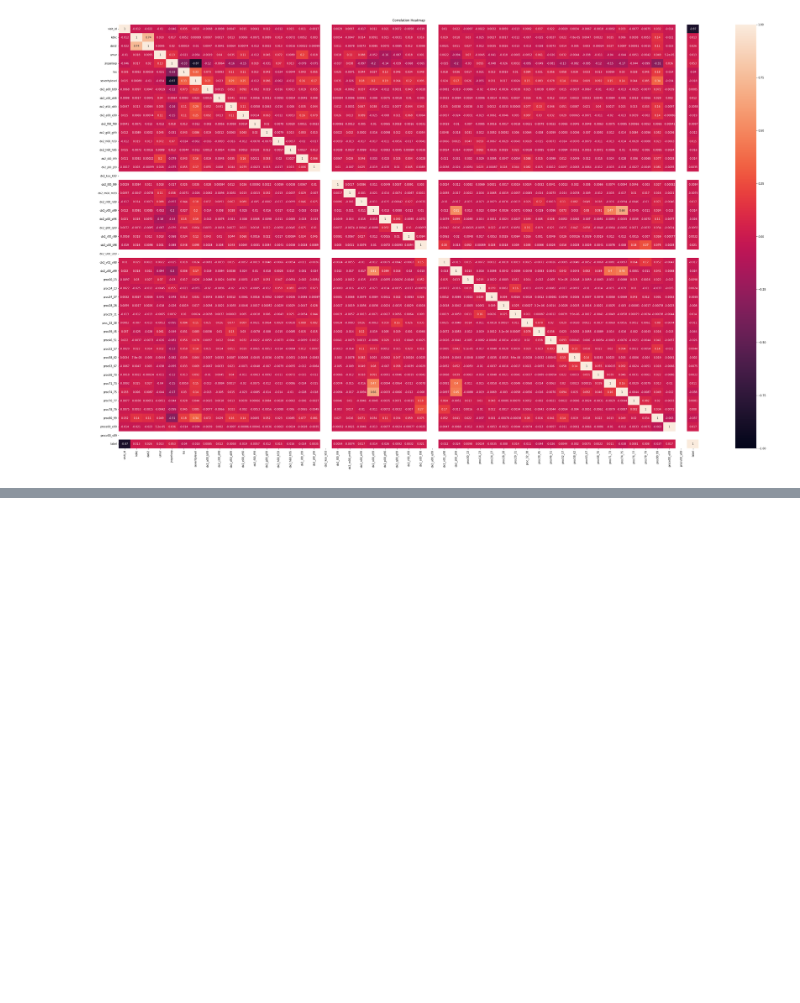
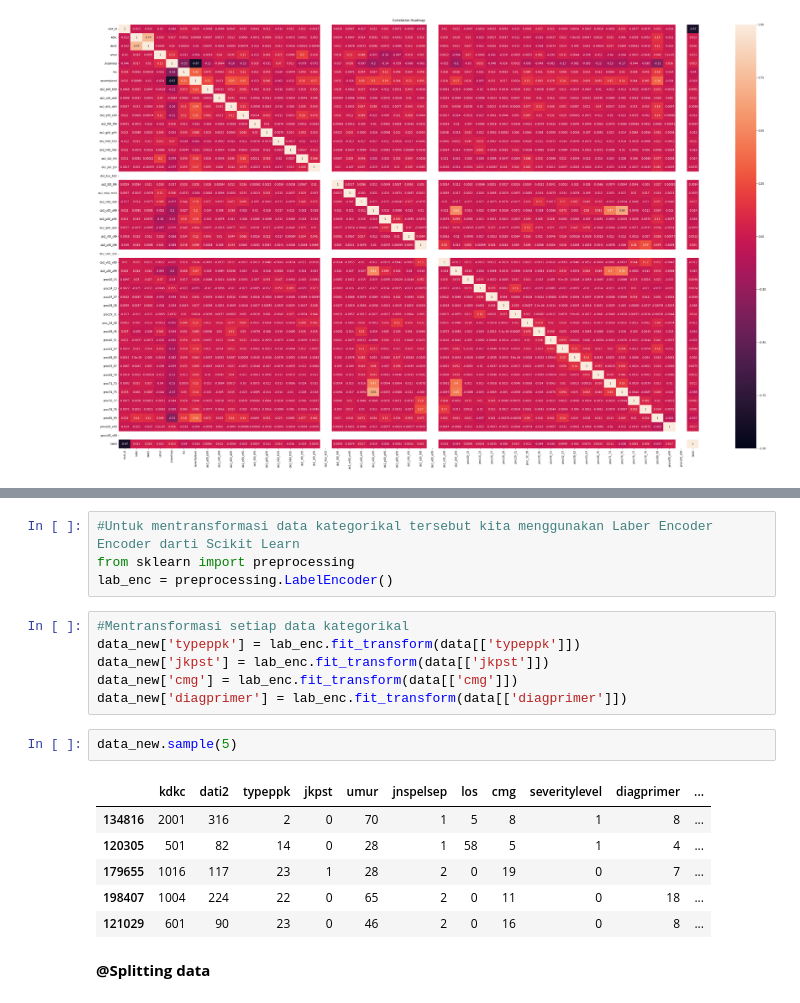
Before and after one commit to PrinceSilaban17/Project-Data-Mining-Kelompok-7, a Jupyter notebook: BC_SVM_BPJS_KEL_7.ipynb, the cells around one changed output, grey strips where cells are left out. Cells and saved outputs as stored; diff of their text form; blank space fills up the shorter version.

```diff
--- a/BC_SVM_BPJS_KEL_7.ipynb
+++ b/BC_SVM_BPJS_KEL_7.ipynb
@@ -316,0 +147,21 @@ Name: umur, dtype: int64
+# %%
+#Untuk mentransformasi data kategorikal tersebut kita menggunakan Laber Encoder Encoder darti Scikit Learn
+from sklearn import preprocessing
+lab_enc = preprocessing.LabelEncoder()
+# %%
+#Mentransformasi setiap data kategorikal
+data_new['typeppk'] = lab_enc.fit_transform(data[['typeppk']])
+data_new['jkpst'] = lab_enc.fit_transform(data[['jkpst']])
+data_new['cmg'] = lab_enc.fit_transform(data[['cmg']])
+data_new['diagprimer'] = lab_enc.fit_transform(data[['diagprimer']])
+# %%
+data_new.sample(5)
+# %% [output]
+|  | kdkc | dati2 | typeppk | jkpst | umur | jnspelsep | los | cmg | severitylevel | diagprimer | ... |
+| 134816 | 2001 | 316 | 2 | 0 | 70 | 1 | 5 | 8 | 1 | 8 | ... |
+| 120305 | 501 | 82 | 14 | 0 | 28 | 1 | 58 | 5 | 1 | 4 | ... |
+| 179655 | 1016 | 117 | 23 | 1 | 28 | 2 | 0 | 19 | 0 | 7 | ... |
+| 198407 | 1004 | 224 | 22 | 0 | 65 | 2 | 0 | 11 | 0 | 18 | ... |
+| 121029 | 601 | 90 | 23 | 0 | 46 | 2 | 0 | 16 | 0 | 8 | ... |
+# %% [markdown]
+**@Splitting data**
```
Also changed, not shown: parts of 50 cells of this notebook.
